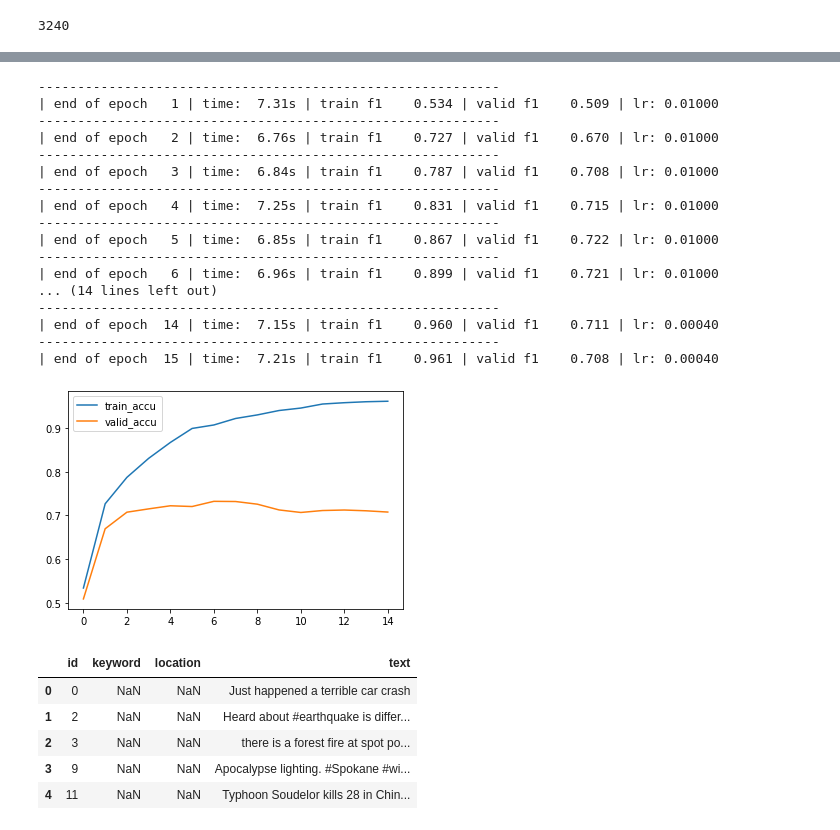
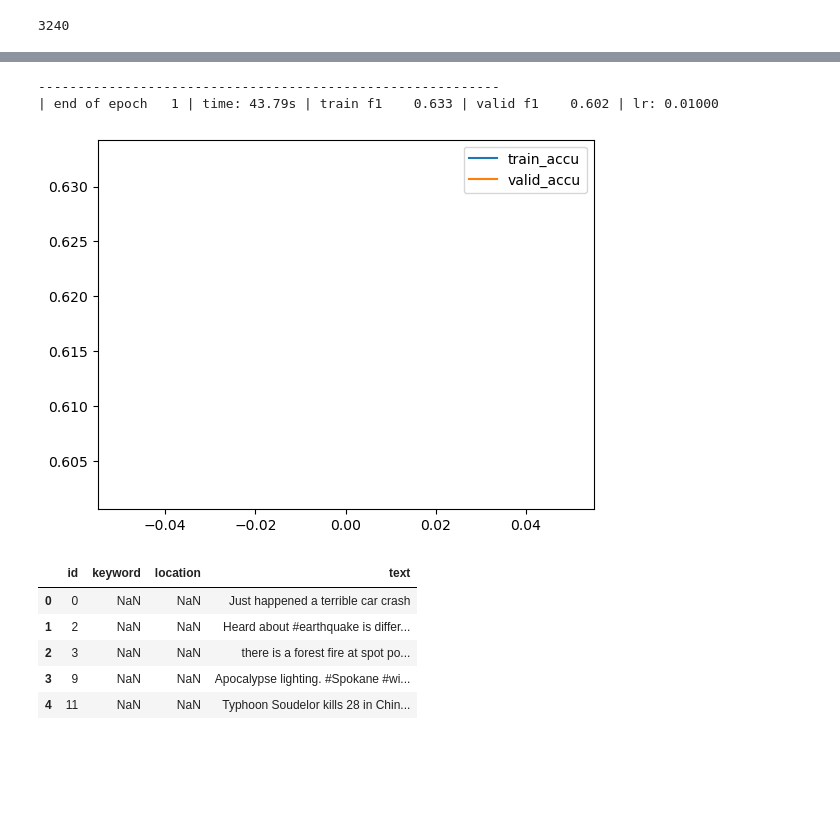
Before and after one commit to berndheidemann/twitter_disaster_text_classification, a Jupyter notebook: twitter-disaster-text-classification.ipynb, the cells around one changed output, grey strips where cells are left out. Saved outputs shown, nothing was run; the diff lists cells and outputs as text; code cells hidden in the pictures; blank space fills up the shorter version.

```diff
--- a/twitter-disaster-text-classification.ipynb
+++ b/twitter-disaster-text-classification.ipynb
@@ -49,3 +60,12 @@ vocab_size = len(vocab)
 print(vocab_size)
 # %% [output]
 3240
+# %%
+def df_iterator_keyword(df):
+    for _, row in df.iterrows():
+        yield tokenizer(row['keyword'])
+
+vocab_keyword = build_vocab_from_iterator(df_iterator_keyword(df), specials=["<unk>"])
+vocab_keyword.set_default_index(vocab_keyword["<unk>"])
+vocab_size_keyword = len(vocab_keyword)
+print(vocab_size_keyword)
@@ -132,8 +176,9 @@ def evaluate(model, dataloader):
     y_true=[]
     y_pred=[]
     with torch.no_grad():
-        for idx, (text, label) in enumerate(dataloader):
-            predicted_label = model(text)
+        for idx, (xb, label) in enumerate(dataloader):
+            text, keyword = xb
+            predicted_label = model(text, keyword)
             y_true.extend(label.cpu().numpy())
             y_pred.extend(predicted_label.argmax(1).cpu().numpy())
     return f1_score(y_true, y_pred)
@@ -142,7 +187,7 @@ def evaluate(model, dataloader):
 embed_dim = 128
 num_class = 2
 hidden_dim = 64
-word_count = 30
+word_count = 50
 EPOCHS = 10 # epoch
 LR = 0.01  # learning rate
 scheduler_patience=4
@@ -150,15 +195,19 @@ scheduler_factor=0.2
 weight_decay=1e-4
 BATCH_SIZE = 64 # batch size for training
 dropout=0.7
-num_layers=5
+num_layers=2
+hidden_layer_size=64
+keyword_embedding_dim=16
+
 
 # check if model works
-model= MyLSTM(embed_dim, hidden_dim, vocab_size, num_class, word_count=word_count, dropout=dropout, num_layers=num_layers).to(device)
+model= MyLSTM(embed_dim, hidden_dim, vocab_size, num_class, word_count=word_count, dropout=dropout, num_layers=num_layers, hidden_layer_size=hidden_layer_size, keyword_embedding_dim=keyword_embedding_dim).to(device)
 dataset = TwitterDisasterDataset(df, word_count=word_count, vocab_size=vocab_size)
 loader = torch.utils.data.DataLoader(dataset, batch_size=5, shuffle=True)
 
-xb, yb = next(iter(loader))
+(text, keyword), yb = next(iter(loader))
 print("yb", yb)
-print("xb", xb.shape)
-model(xb)
+print("xb text shape", text.shape)
+print("xb keyword shape", keyword.shape)
+model(text, keyword)
 # %% [output]
@@ -278,7 +332,7 @@ hidden_dim = hyperparams["hidden_dim"]
 num_layers = hyperparams["num_layers"]
 weight_decay = hyperparams["weight_decay"]
 word_count = 30
-EPOCHS = 15
+EPOCHS = 1
 scheduler_patience=4
 scheduler_factor=0.2
 # %%
@@ -300,6 +354,7 @@ optimizer = torch.optim.Adam(model.parameters(), lr=LR, weight_decay=weight_deca
 # scheduler = torch.optim.lr_scheduler.StepLR(optimizer, lr_step_size, gamma=lr_gamma)   # every 10 epochs, LR is multiplied by 0.7
 scheduler = torch.optim.lr_scheduler.ReduceLROnPlateau(optimizer, factor=scheduler_factor, patience=scheduler_patience)
 # %%
+import time
 total_accu = None
 train_accus=[]
 valid_accus=[]
@@ -310,53 +365,38 @@ for epoch in range(1, EPOCHS + 1):
     model.train()
     total_acc, total_count = 0, 0
 
-    for idx, (text, label) in enumerate(train_dataloader):
+    for idx, (xb, label) in enumerate(train_dataloader):
+        text, keyword = xb
         optimizer.zero_grad()
-        predicted_label = model(text)
+        predicted_label = model(text, keyword)
         loss = loss_func(predicted_label, label)
         loss.backward()
         # torch.nn.utils.clip_grad_norm_(model.parameters(), 0.1)
         optimizer.step()
 
     accu_train = evaluate(model, train_dataloader)
     accu_valid = evaluate(model, valid_dataloader)
     train_accus.append(accu_train)
     valid_accus.append(accu_valid)
     print('-' * 59)
     print('| end of epoch {:3d} | time: {:5.2f}s | train f1 {:8.3f} | valid f1 {:8.3f} | lr: {:1.5f}'.format(
         epoch,
         time.time() - epoch_start_time,
         accu_train,
         accu_valid,
-        #  scheduler.get_last_lr()[0]))
         optimizer.param_groups[0]['lr']))
 
     scheduler.step(accu_valid) # learning rate scheduler after each epoch
 
 import matplotlib.pyplot as plt
 plt.plot(train_accus, label='train_accu')
 plt.plot(valid_accus, label='valid_accu')
 plt.legend()
 plt.show()
 # %% [output]
 -----------------------------------------------------------
-| end of epoch   1 | time:  7.31s | train f1    0.534 | valid f1    0.509 | lr: 0.01000
------------------------------------------------------------
-| end of epoch   2 | time:  6.76s | train f1    0.727 | valid f1    0.670 | lr: 0.01000
------------------------------------------------------------
-| end of epoch   3 | time:  6.84s | train f1    0.787 | valid f1    0.708 | lr: 0.01000
------------------------------------------------------------
-| end of epoch   4 | time:  7.25s | train f1    0.831 | valid f1    0.715 | lr: 0.01000
------------------------------------------------------------
-| end of epoch   5 | time:  6.85s | train f1    0.867 | valid f1    0.722 | lr: 0.01000
------------------------------------------------------------
-| end of epoch   6 | time:  6.96s | train f1    0.899 | valid f1    0.721 | lr: 0.01000
-... (14 lines left out)
------------------------------------------------------------
-| end of epoch  14 | time:  7.15s | train f1    0.960 | valid f1    0.711 | lr: 0.00040
------------------------------------------------------------
-| end of epoch  15 | time:  7.21s | train f1    0.961 | valid f1    0.708 | lr: 0.00040
+| end of epoch   1 | time: 43.79s | train f1    0.633 | valid f1    0.602 | lr: 0.01000
-[figure, old version]
+[figure, new version]
 # %%
 df_test = pd.read_csv(test_csv)
 df_test.head()
```
Also changed, not shown: parts of 12 cells of this notebook, 3 other files.
